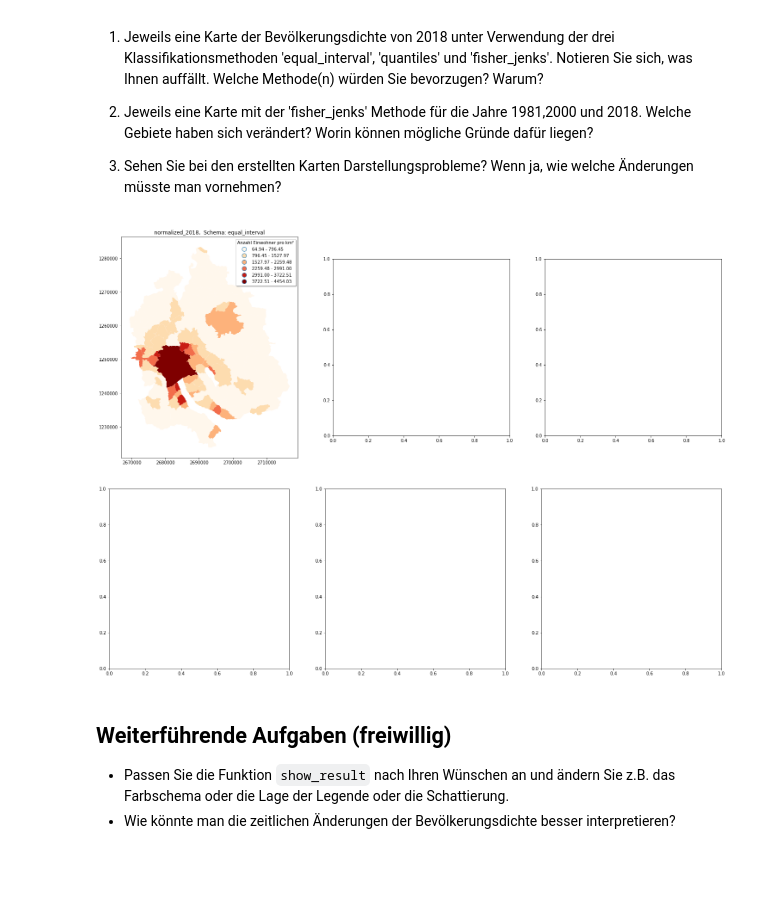
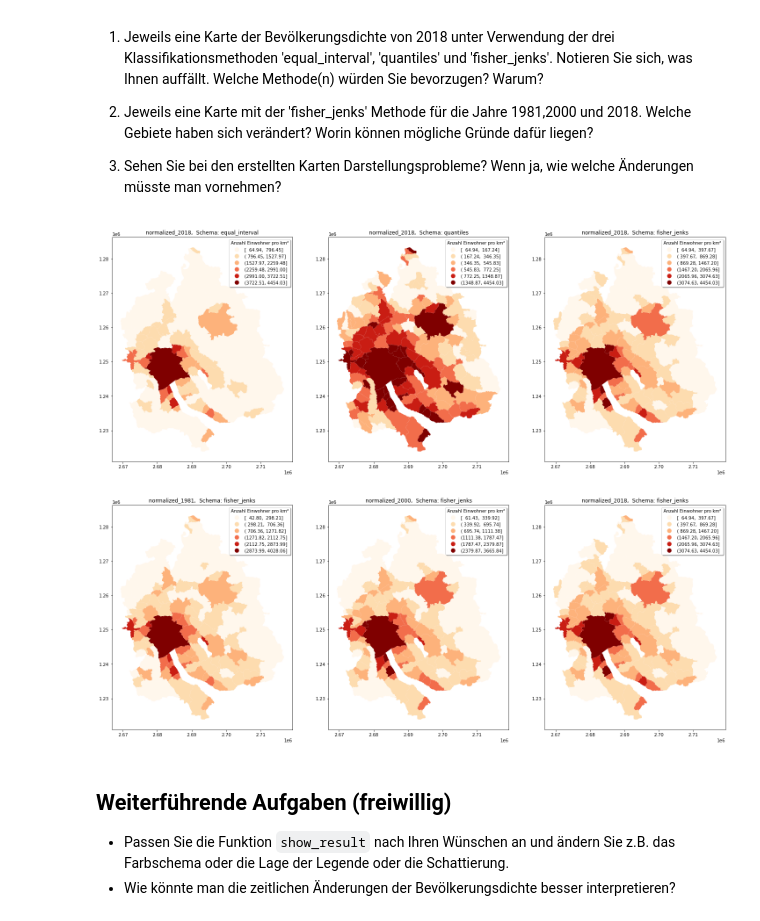
Before and after one commit to jschito/gis_gz_public, a Jupyter notebook: uebung_09/uebung_09_musterloesung.ipynb, the cells around one changed output. Drawn from its saved outputs; the diff is of its cells as text; code cells hidden in the pictures; blank space fills up the shorter version.

```diff
--- a/uebung_09/uebung_09_musterloesung.ipynb
+++ b/uebung_09/uebung_09_musterloesung.ipynb
@@ -95,35 +95,35 @@ Notieren Sie sich, was Ihnen auffällt. Welche Methode(n) würden Sie bevorzugen
 # %%
 # These are the classification methods you can choose from
 classification_methods = ['equal_interval', 'quantiles' , 'fisher_jenks']
 
 def show_result(df,column,scheme,axis):
     """
     Plots the results by using matplotlib
     :param df: The original DataFrame
     :param column: The name of the column that should be displayed
     :param scheme: The classification chosen from a predefined list
     :param axis: The axis where the result should be placed in a subplot
     :return:
     """
     axis.set_title(column +',  Schema: ' + scheme)
     df.plot(column= column, scheme=scheme, k=6, cmap='OrRd', legend=True,legend_kwds={'title': 'Anzahl Einwohner pro km²','loc': 'best','shadow': True}, ax=axis)
     return
 
 fig, (ax1, ax2,ax3) = plt.subplots(1,3,figsize=(25,75),subplot_kw={'aspect': 'equal'})
-#TODO: Plot the three different classification methods for the year 2018
+# TODO: Plot the three different classification methods for the year 2018
 show_result(df, 'normalized_2018', 'equal_interval', ax1)
-#show_result(df, 'normalized_2018', 'quantiles', ax2)
-#show_result(df, 'normalized_2018', 'fisher_jenks', ax3)
+show_result(df, 'normalized_2018', 'quantiles', ax2)
+show_result(df, 'normalized_2018', 'fisher_jenks', ax3)
 
 
 fig, (ax1, ax2,ax3) = plt.subplots(1,3,figsize=(25,75),subplot_kw={'aspect': 'equal'})
-#TODO_ Plot the three different years 1981, 2000, 2018 with the 'fisher_jenks' method
-#show_result(df, 'normalized_1981', 'fisher_jenks', ax1)
-#show_result(df, 'normalized_2000', 'fisher_jenks', ax2)
-#show_result(df, 'normalized_2018', 'fisher_jenks', ax3)
+# TODO: Plot the three different years 1981, 2000, 2018 with the 'fisher_jenks' method
+show_result(df, 'normalized_1981', 'fisher_jenks', ax1)
+show_result(df, 'normalized_2000', 'fisher_jenks', ax2)
+show_result(df, 'normalized_2018', 'fisher_jenks', ax3)
 # %% [output]
-[figure, old version]
+[figure, new version]
-[figure, old version]
+[figure, new version]
 # %% [markdown]
 ## Weiterführende Aufgaben (freiwillig)
 * Passen Sie die Funktion `show_result` nach Ihren Wünschen an und ändern Sie z.B. das Farbschema oder die Lage der Legende oder die Schattierung.
```
Also changed, not shown: 12 other files.
